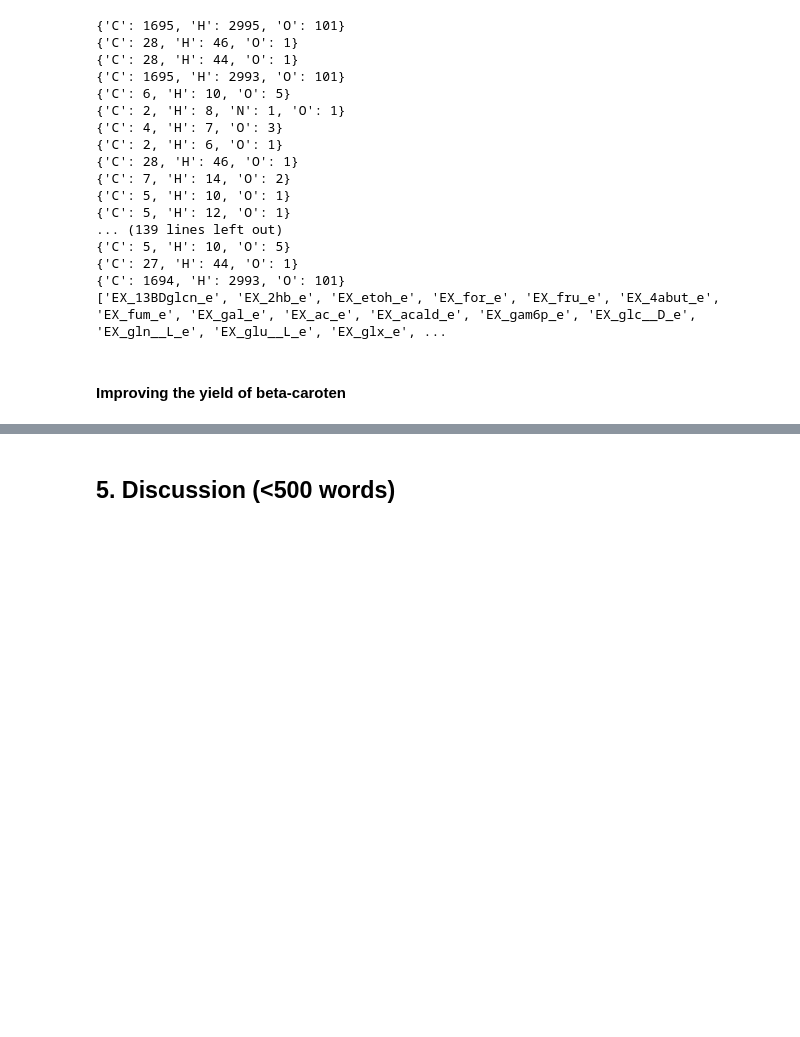
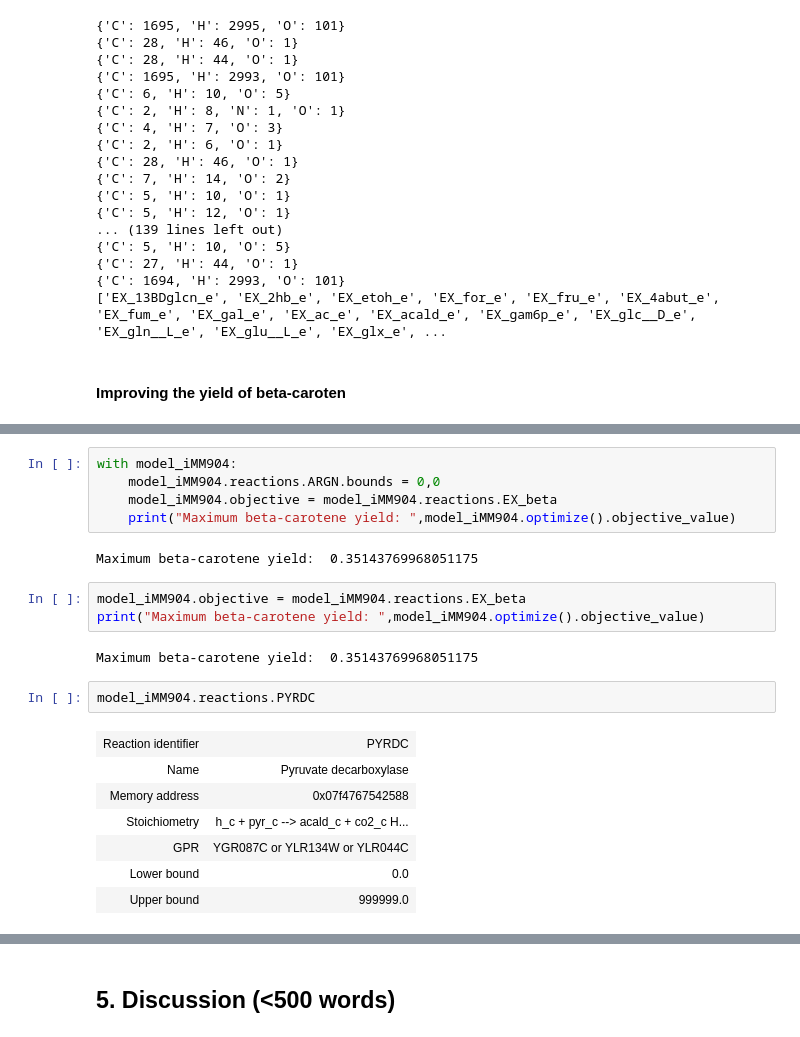
Before and after one commit to 27410/27410-2020-group-project-group-10-betacaroten-synthesis, a Jupyter notebook: Report.ipynb, the cells around one changed output, grey strips where cells are left out. Drawn from its saved outputs; the diff is of its cells as text; blank space fills up the shorter version.

```diff
--- a/Report.ipynb
+++ b/Report.ipynb
@@ -349,0 +393,22 @@ print(anaerobic_carbon_sources)
+# %%
+with model_iMM904:
+    model_iMM904.reactions.ARGN.bounds = 0,0
+    model_iMM904.objective = model_iMM904.reactions.EX_beta
+    print("Maximum beta-carotene yield: ",model_iMM904.optimize().objective_value)
+# %% [output]
+Maximum beta-carotene yield:  0.35143769968051175
+# %%
+model_iMM904.objective = model_iMM904.reactions.EX_beta
+print("Maximum beta-carotene yield: ",model_iMM904.optimize().objective_value)
+# %% [output]
+Maximum beta-carotene yield:  0.35143769968051175
+# %%
+model_iMM904.reactions.PYRDC
+# %% [output]
+| Reaction identifier | PYRDC |
+| Name | Pyruvate decarboxylase |
+| Memory address | 0x07f4767542588 |
+| Stoichiometry | h_c + pyr_c --> acald_c + co2_c H... |
+| GPR | YGR087C or YLR134W or YLR044C |
+| Lower bound | 0.0 |
+| Upper bound | 999999.0 |
```
Also changed, not shown: parts of 12 cells of this notebook.
